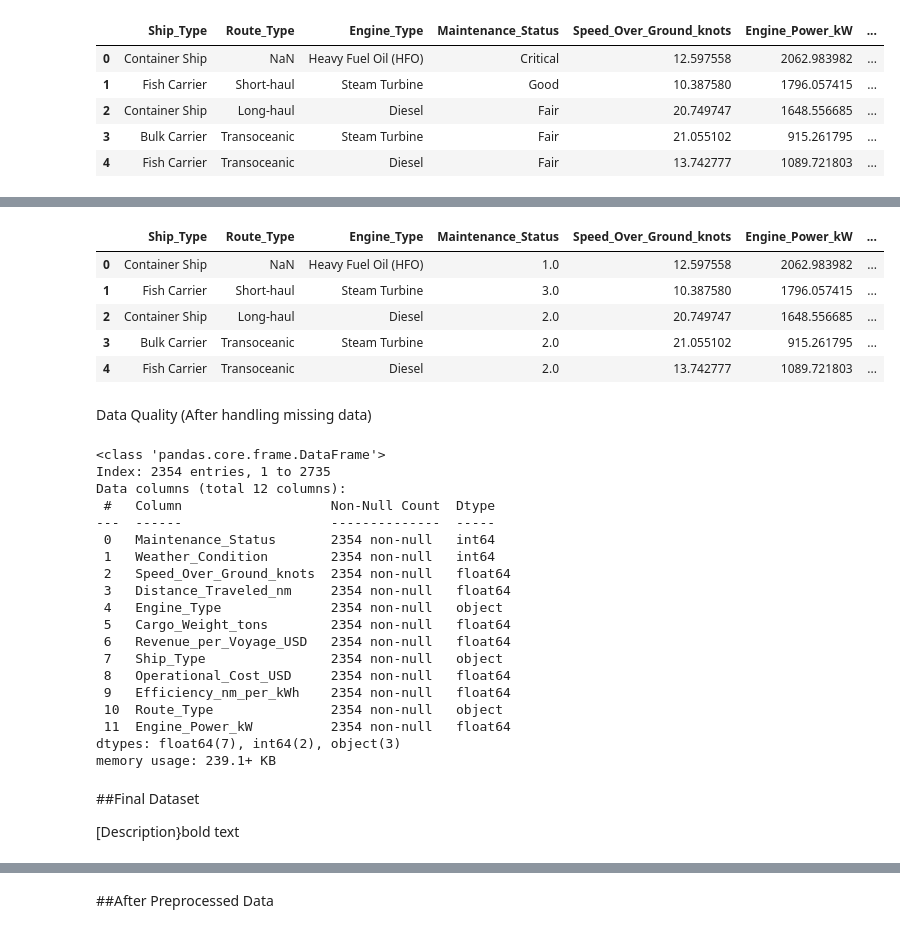
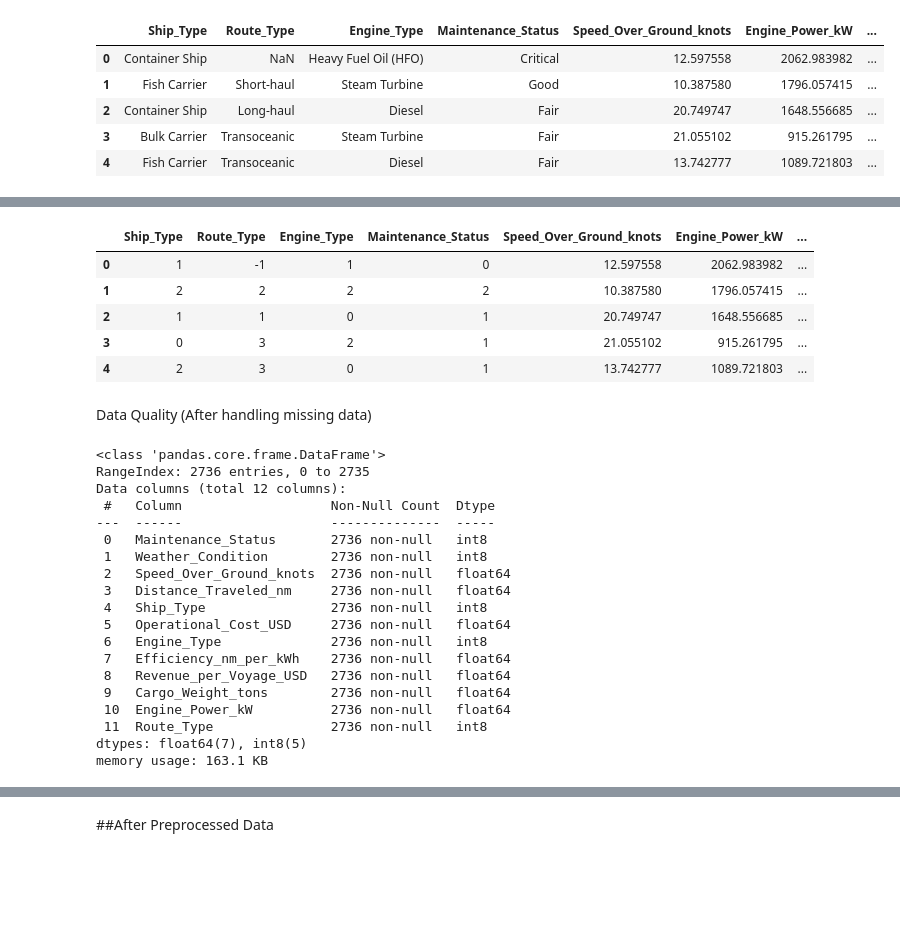
Before and after one commit to cammylexi/CS2341-Assignment-3, a Jupyter notebook: Lab3Assignment.ipynb, the cells around one changed output, grey strips where cells are left out. Drawn from its saved outputs; the diff is of its cells as text; code cells hidden in the pictures; blank space fills up the shorter version.

```diff
--- a/Lab3Assignment.ipynb
+++ b/Lab3Assignment.ipynb
@@ -115,19 +155,19 @@ We deleted variables Date, Draft_Meters, Turnaround_Time_hours,Seasonal_Impact_S
 # %%
 #first let us change the numeric values, where appropriate, to numeric using the .map() function
-mStatusMap = {'Good':3, 'Fair':2, 'Critical':1, 'None':np.nan}
-df['Maintenance_Status'] = df['Maintenance_Status'].map(mStatusMap)
-
-wConditionMap = {'Rough':3, 'Moderate':2, 'Calm':1, 'None':np.nan}
-df['Weather_Condition'] = df['Weather_Condition'].map(wConditionMap)
+df['Ship_Type'] = df['Ship_Type'].astype('category').cat.codes
+df['Route_Type'] = df['Route_Type'].astype('category').cat.codes
+df['Engine_Type'] = df['Engine_Type'].astype('category').cat.codes
+df['Maintenance_Status'] = df['Maintenance_Status'].astype('category').cat.codes
+df['Weather_Condition'] = df['Weather_Condition'].astype('category').cat.codes
 
 df.head()
 # %% [output]
 |  | Ship_Type | Route_Type | Engine_Type | Maintenance_Status | Speed_Over_Ground_knots | Engine_Power_kW | ... |
-| 0 | Container Ship | NaN | Heavy Fuel Oil (HFO) | 1.0 | 12.597558 | 2062.983982 | ... |
-| 1 | Fish Carrier | Short-haul | Steam Turbine | 3.0 | 10.387580 | 1796.057415 | ... |
-| 2 | Container Ship | Long-haul | Diesel | 2.0 | 20.749747 | 1648.556685 | ... |
-| 3 | Bulk Carrier | Transoceanic | Steam Turbine | 2.0 | 21.055102 | 915.261795 | ... |
-| 4 | Fish Carrier | Transoceanic | Diesel | 2.0 | 13.742777 | 1089.721803 | ... |
+| 0 | 1 | -1 | 1 | 0 | 12.597558 | 2062.983982 | ... |
+| 1 | 2 | 2 | 2 | 2 | 10.387580 | 1796.057415 | ... |
+| 2 | 1 | 1 | 0 | 1 | 20.749747 | 1648.556685 | ... |
+| 3 | 0 | 3 | 2 | 1 | 21.055102 | 915.261795 | ... |
+| 4 | 2 | 3 | 0 | 1 | 13.742777 | 1089.721803 | ... |
 # %% [markdown]
 Data Quality (After handling missing data)
 # %%
@@ -148,33 +188,25 @@ df_imputed[col_deleted] = df[col_deleted]
 # drop any rows that still had missing values after grouped imputation
 df_imputed.dropna(inplace=True)
 
-# Ensure Weather_Condition and Maintenance Status remain categorical (discrete values)
-df_imputed['Weather_Condition'] = df_imputed['Weather_Condition'].astype(int)
-df_imputed['Maintenance_Status'] = df_imputed['Maintenance_Status'].astype(int)
-
-# 5. Rearrange the columns
+# Rearrange the columns
 df_imputed.info()
 # %% [output]
 <class 'pandas.core.frame.DataFrame'>
-Index: 2354 entries, 1 to 2735
+RangeIndex: 2736 entries, 0 to 2735
 Data columns (total 12 columns):
  #   Column                   Non-Null Count  Dtype
 ---  ------                   --------------  -----
- 0   Maintenance_Status       2354 non-null   int64
- 1   Weather_Condition        2354 non-null   int64
- 2   Speed_Over_Ground_knots  2354 non-null   float64
- 3   Distance_Traveled_nm     2354 non-null   float64
- 4   Engine_Type              2354 non-null   object
- 5   Cargo_Weight_tons        2354 non-null   float64
- 6   Revenue_per_Voyage_USD   2354 non-null   float64
- 7   Ship_Type                2354 non-null   object
- 8   Operational_Cost_USD     2354 non-null   float64
- 9   Efficiency_nm_per_kWh    2354 non-null   float64
- 10  Route_Type               2354 non-null   object
- 11  Engine_Power_kW          2354 non-null   float64
-dtypes: float64(7), int64(2), object(3)
-memory usage: 239.1+ KB
+ 0   Maintenance_Status       2736 non-null   int8
+ 1   Weather_Condition        2736 non-null   int8
+ 2   Speed_Over_Ground_knots  2736 non-null   float64
+ 3   Distance_Traveled_nm     2736 non-null   float64
+ 4   Ship_Type                2736 non-null   int8
+ 5   Operational_Cost_USD     2736 non-null   float64
+ 6   Engine_Type              2736 non-null   int8
+ 7   Efficiency_nm_per_kWh    2736 non-null   float64
+ 8   Revenue_per_Voyage_USD   2736 non-null   float64
+ 9   Cargo_Weight_tons        2736 non-null   float64
+ 10  Engine_Power_kW          2736 non-null   float64
+ 11  Route_Type               2736 non-null   int8
+dtypes: float64(7), int8(5)
+memory usage: 163.1 KB
-# %% [markdown]
-##Final Dataset
-
-[Description}bold text
```
Also changed, not shown: parts of 32 cells of this notebook.
